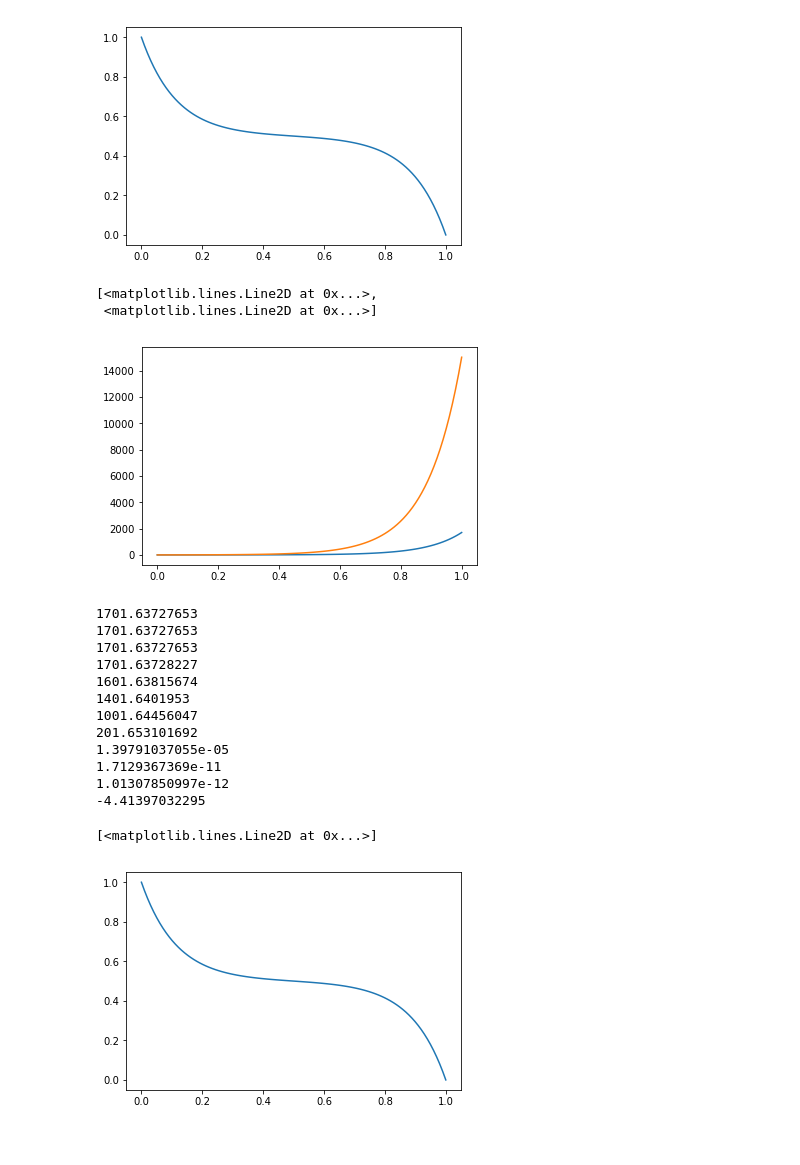
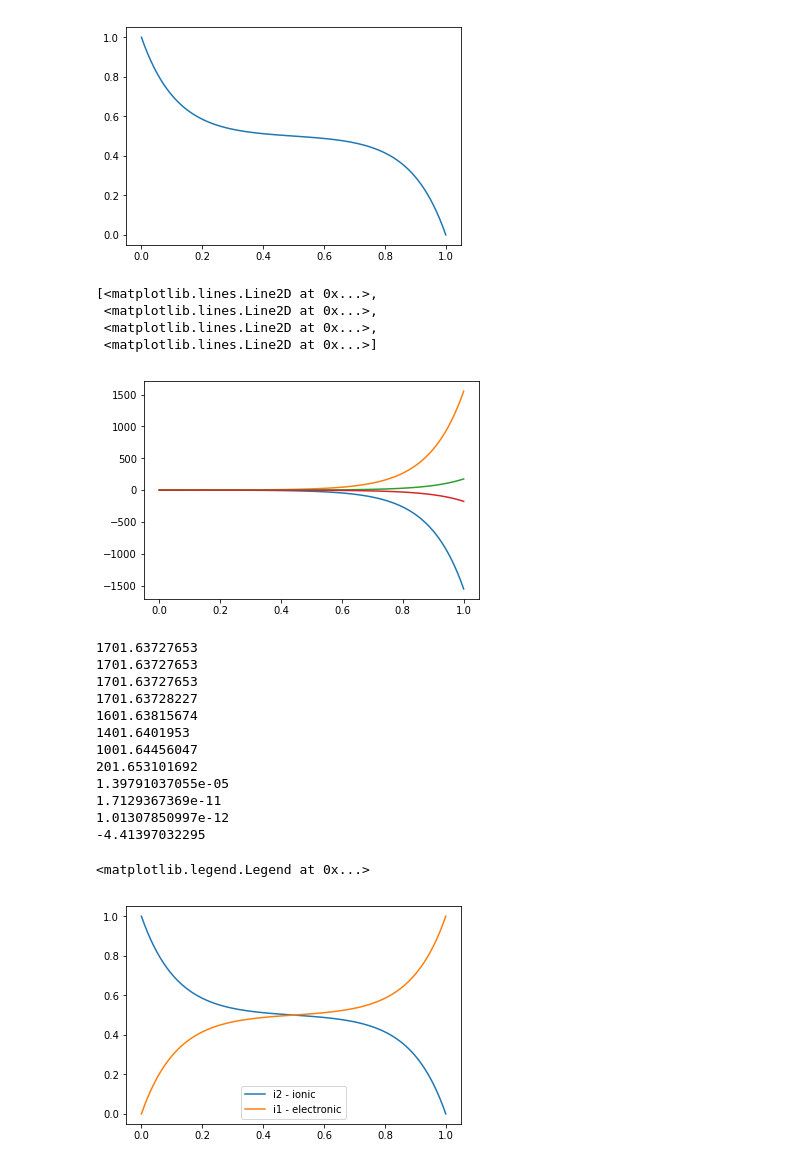
Before and after one commit to dalcox/batteries, a Jupyter notebook: Battery Modeling 1D Steady State.ipynb, the cells around one changed output. Drawn from its saved outputs; the diff is of its cells as text; code cells hidden in the pictures.

```diff
--- a/Battery Modeling 1D Steady State.ipynb
+++ b/Battery Modeling 1D Steady State.ipynb
@@ -36,18 +36,23 @@ def simplebattfunc(i, x):
     d2i = ao*io*(n*F)/(R*T)*(-I/s + i0*(1/s + 1/K))
     return di, d2i
 
-def batteryfunc(IV, x):
+def battfunc(IV, x):
     i1, i2, V1, V2 = IV
-    I = i1 + i2
-    di2dx = ao*io*(n*F)/(R*T)(V1 - V2)
+    di2 = ao*io*(n*F)/(R*T)*(V1 - V2)
+    di1 = -di2
+    dV1 = -i1/s
+    dV2 = -i2/K
+    return di1, di2, dV1, dV2
 # %%
 t = np.linspace(0., 1., 100)
-i2 = odeint(simplebattfunc, [I, 0], t)
-plt.plot(t, i2)
+batt = odeint(battfunc, [0, I, 0, 0.01], t)
+plt.plot(t, batt)
 # %% [output]
 [<matplotlib.lines.Line2D at 0x...>,
+ <matplotlib.lines.Line2D at 0x...>,
+ <matplotlib.lines.Line2D at 0x...>,
  <matplotlib.lines.Line2D at 0x...>]
-[figure, old version]
+[figure, new version]
 # %%
 from scipy.optimize import fsolve
 
@@ -64,7 +69,10 @@ u2_0, = fsolve(objective, 0)
 print(u2_0)
 
 i = odeint(simplebattfunc, [u1_0, u2_0], t)
-plt.plot(t, i[:,0])
+i1 = I - i[:,0]
+plt.plot(t, i[:,0], label = 'i2 - ionic')
+plt.plot(t, i1, label = 'i1 - electronic')
+plt.legend(loc = 'best')
 # %% [output]
 1701.63727653
 1701.63727653
@@ -78,5 +86,5 @@ plt.plot(t, i[:,0])
 1.7129367369e-11
 1.01307850997e-12
 -4.41397032295
-[<matplotlib.lines.Line2D at 0x...>]
+<matplotlib.legend.Legend at 0x...>
-[figure, old version]
+[figure, new version]
```
Also changed, not shown: 2 other files.
